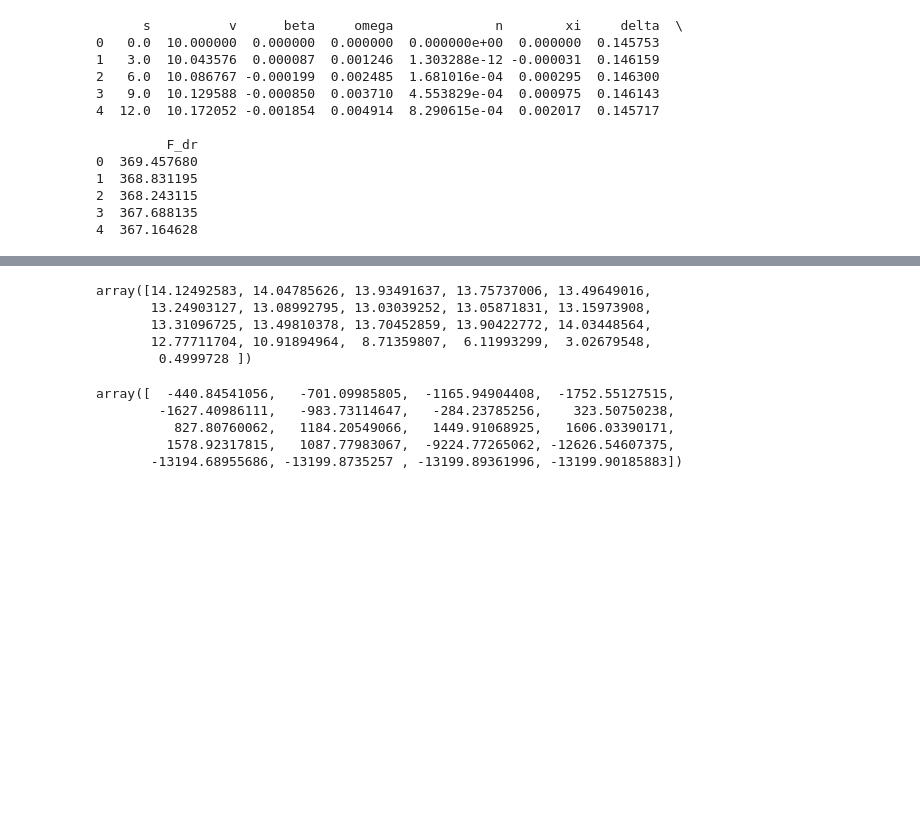
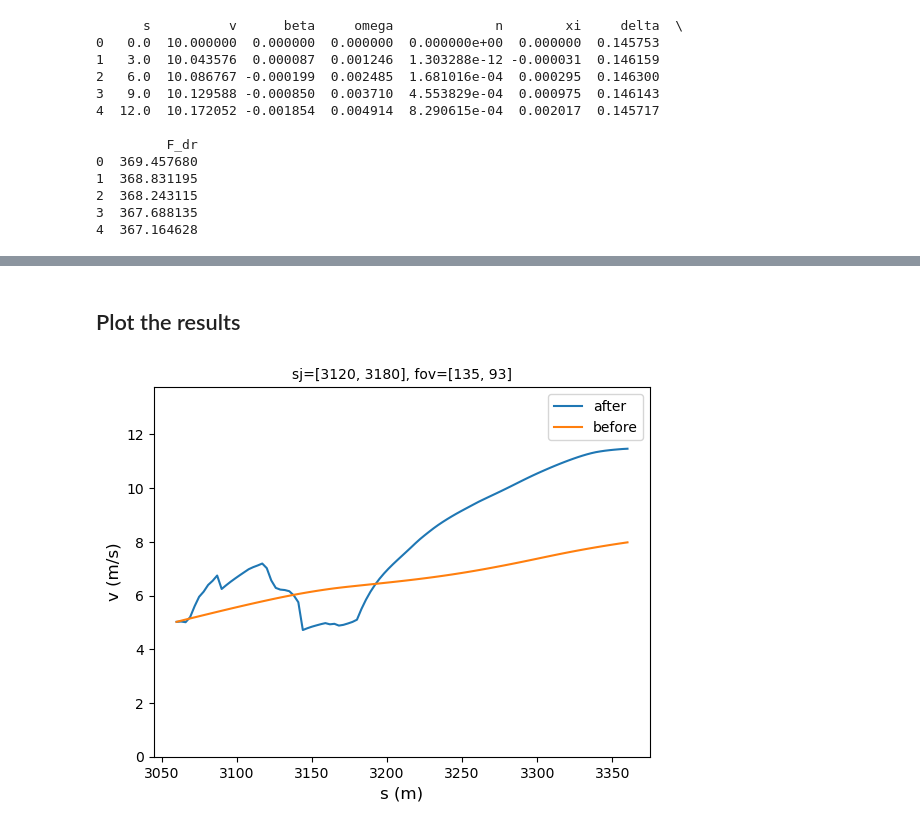
Before and after one commit to Fingolfin23/SafeDrive25SS, a Jupyter notebook: safety assurance/formulation_rainer_callies.ipynb, the cells around one changed output, grey strips where cells are left out. Saved outputs shown, nothing was run; the diff lists cells and outputs as text; code cells hidden in the pictures; blank space fills up the shorter version.

```diff
--- a/safety assurance/formulation_rainer_callies.ipynb
+++ b/safety assurance/formulation_rainer_callies.ipynb
@@ -10,12 +51,14 @@ import pandas as pd
 # %%
 ##define the small section of the track
-s0=300
-s_end=600
+s0=3060
+s_end=3360
 ds=3
 
 ##define sj, the points needs to check safety
-sj=np.arange(s0, s_end, 120)
+sj=np.array([3120, 3180])
 
-##define a toy fov
+##define the fov
 def fov(s):
-    return s+60
+    s_fov=sfov_fun(s)
+    s_fov=find_nearest_multiple_of_three(s_fov)
+    return s_fov
@@ -156,5 +200,5 @@ x_start["v"]=global_sub["v"][0]
 # %%
-opti, n, xi, beta, psi_dot, v, delta_f, F_dr, n_im, xi_im, beta_im, psi_dot_im, v_im, delta_f_im, F_dr_im=P.P_i_opt(car_param,ds,s0,s_end,kappa_ref,global_sub,None,sj,fov,1,x_start)
+opti, n, xi, beta, psi_dot, v, delta_f, F_dr, n_im, xi_im, beta_im, psi_dot_im, v_im, delta_f_im, F_dr_im=P.P_i_opt(car_param,ds,s0,s_end,kappa_ref,global_sub,None,sj,fov,0,x_start)
 # %%
 opti.solver('ipopt', {"expand": True}, {
         "print_level": 0, "tol": 1e-4,
@@ -215,13 +243,13 @@ array([13.12460379, 12.79848699, 12.46708835, 12.1298861 , 11.78610421,
 # %%
 M=len(sj)
 sol_realcar=global_sub
-sol_pre_P=[] #sol_pre_P[i]["n"] is the array constaining solution states n of imaginary car i+1.
-for i in range(1,M+1):
+sol_pre_P=[] #sol_pre_P[i]["n"] is the array containing solution states n of imaginary car i+1.
+for i in range(0,M+1):
     opti, n, xi, beta, psi_dot, v, delta_f, F_dr, n_im, xi_im, beta_im, psi_dot_im, v_im, delta_f_im, F_dr_im=P.P_i_opt(car_param,ds,s0,s_end,kappa_ref,sol_realcar,sol_pre_P,sj,fov,i,x_start)
     opti.solver('ipopt', {"expand": True}, {
         "print_level": 0, "tol": 1e-4,
         "acceptable_tol": 1e-2, "acceptable_iter": 10,
-        "max_iter": 10000,
+        "max_iter": 100000,
         "constr_viol_tol": 1e-3,
         "compl_inf_tol": 1e-3,
         "acceptable_constr_viol_tol": 1e-3,
@@ -250,7 +278,9 @@ for i in range(1,M+1):
     sol_realcar['F_dr'] = F_dr_opt
 
     # get the optimization results for the imaginary cars
+    sol_pre_P=[]
     for l in range(i):
+        print(l)
         im_opt_current={}
         im_opt_current["n"]=sol.value(n_im[l])
         im_opt_current["xi"]=sol.value(xi_im[l])
@@ -259,7 +289,6 @@ for i in range(1,M+1):
         im_opt_current["v"]=sol.value(v_im[l])
         im_opt_current["delta_f"]=sol.value(delta_f_im[l])
         im_opt_current["F_dr"]=sol.value(F_dr_im[l])
-
         sol_pre_P.append(im_opt_current)
 # %% [output]
       solver  :   t_proc      (avg)   t_wall      (avg)    n_eval
@@ -354,16 +375,18 @@ array([ -677.29019624,  -747.89235288,  -823.24036814,  -904.68852612,
-# %%
-sol_pre_P[2]['v']
-# %% [output]
-array([14.12492583, 14.04785626, 13.93491637, 13.75737006, 13.49649016,
-       13.24903127, 13.08992795, 13.03039252, 13.05871831, 13.15973908,
-       13.31096725, 13.49810378, 13.70452859, 13.90422772, 14.03448564,
-       12.77711704, 10.91894964,  8.71359807,  6.11993299,  3.02679548,
-        0.4999728 ])
-# %%
-sol_pre_P[2]['F_dr']
-# %% [output]
-array([  -440.84541056,   -701.09985805,  -1165.94904408,  -1752.55127515,
-        -1627.40986111,   -983.73114647,   -284.23785256,    323.50750238,
-          827.80760062,   1184.20549066,   1449.91068925,   1606.03390171,
-         1578.92317815,   1087.77983067,  -9224.77265062, -12626.54607375,
-       -13194.68955686, -13199.8735257 , -13199.89361996, -13199.90185883])
+# %% [markdown]
+## Plot the results
+# %%
+S=np.arange(s0, s_end + ds, ds)  #
+# %%
+v_max = max(sol_realcar['v'])
+plt.ylim(0, v_max * 1.2)  #上限设为最大值的120%
+plt.plot(S,sol_realcar['v'], label='after')
+plt.plot(S,df_sub['v'].to_numpy(), label='before')
+plt.legend(loc='upper right', fontsize=10)
+plt.title('sj=[3120, 3180], fov=[135, 93]', fontsize=10)
+plt.xlabel('s (m)', fontsize=12)
+plt.ylabel('v (m/s)', fontsize=12)
+filename='sj=[3120, 3180], fov=[135, 93]'
+plt.savefig(filename, dpi=300)  # dpi=300 适合高质量打印
+plt.show()
+# %% [output]
+[figure, added]
```
Also changed, not shown: parts of 17 cells of this notebook, 3 other files.
